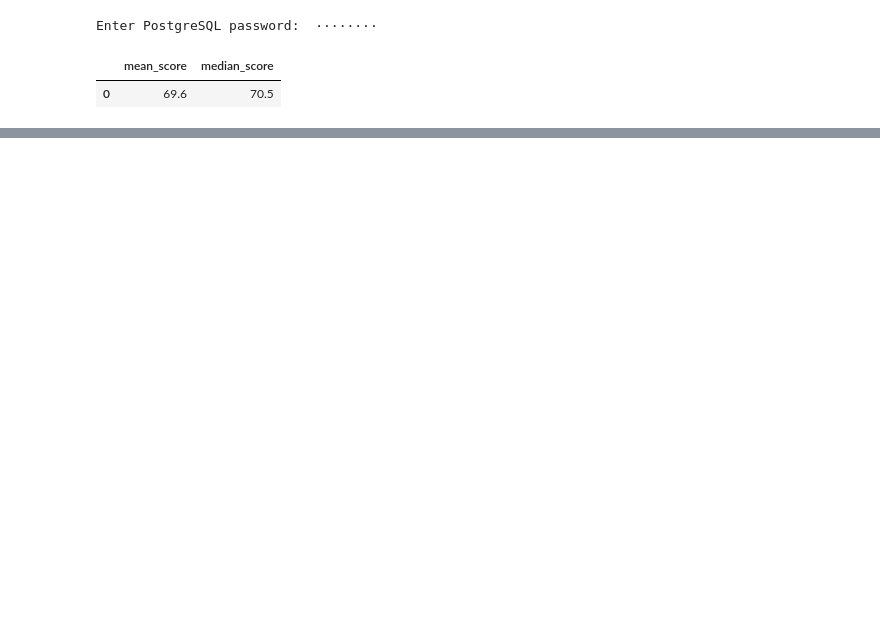
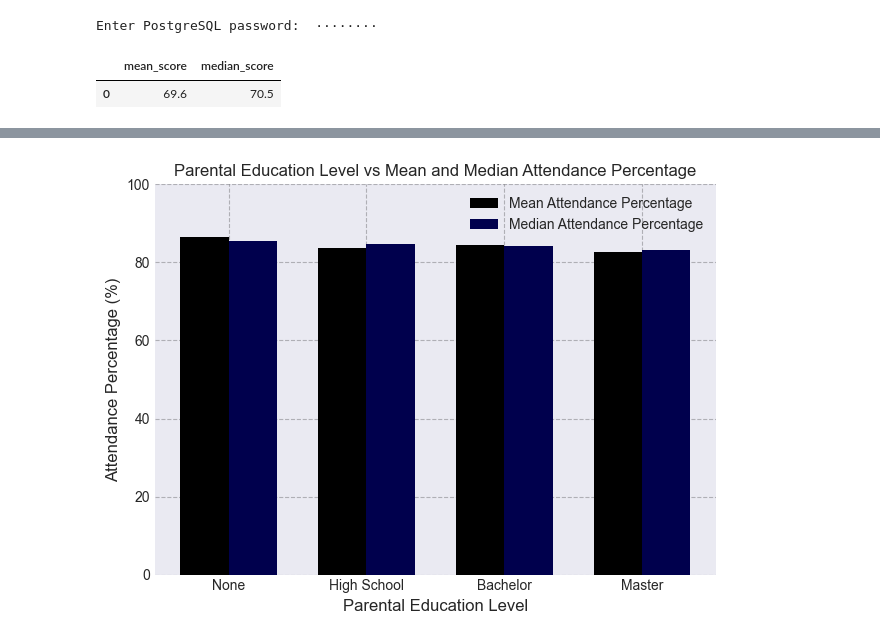
Before and after one commit to Nikhils-AI/student-performance-analysis, a Jupyter notebook: notebooks/student_performance_analysis.ipynb, the cells around one changed output, grey strips where cells are left out. Cells and saved outputs as stored; diff of their text form; code cells hidden in the pictures; blank space fills up the shorter version.

```diff
--- a/notebooks/student_performance_analysis.ipynb
+++ b/notebooks/student_performance_analysis.ipynb
@@ -140,0 +209,17 @@ plt.legend()
+# %%
+# Parental Education Level vs Mean and Median Attendance Percentage
+plt.bar(x - width/2, df['mean_attendance_percentage'], width=width, label='Mean Attendance Percentage', color=(0, 0, 0))
+plt.bar(x + width/2, df['median_attendance_percentage'], width=width, label='Median Attendance Percentage', color=(0, 0, 0.3))
+
+plt.xticks(x, df['parental_education_level'])
+plt.grid(True, linestyle='--', alpha=.25, color=(0, 0, 0))
+plt.xlabel('Parental Education Level', fontsize=12)
+plt.ylabel('Attendance Percentage (%)', fontsize=12)
+plt.ylim(0, 100)
+plt.title('Parental Education Level vs Mean and Median Attendance Percentage', fontsize=12)
+
+plt.legend(fontsize=10, loc='best')
+plt.tight_layout()
+plt.show()
+# %% [output]
+[figure, added]
```
Also changed, not shown: parts of 10 cells of this notebook.
